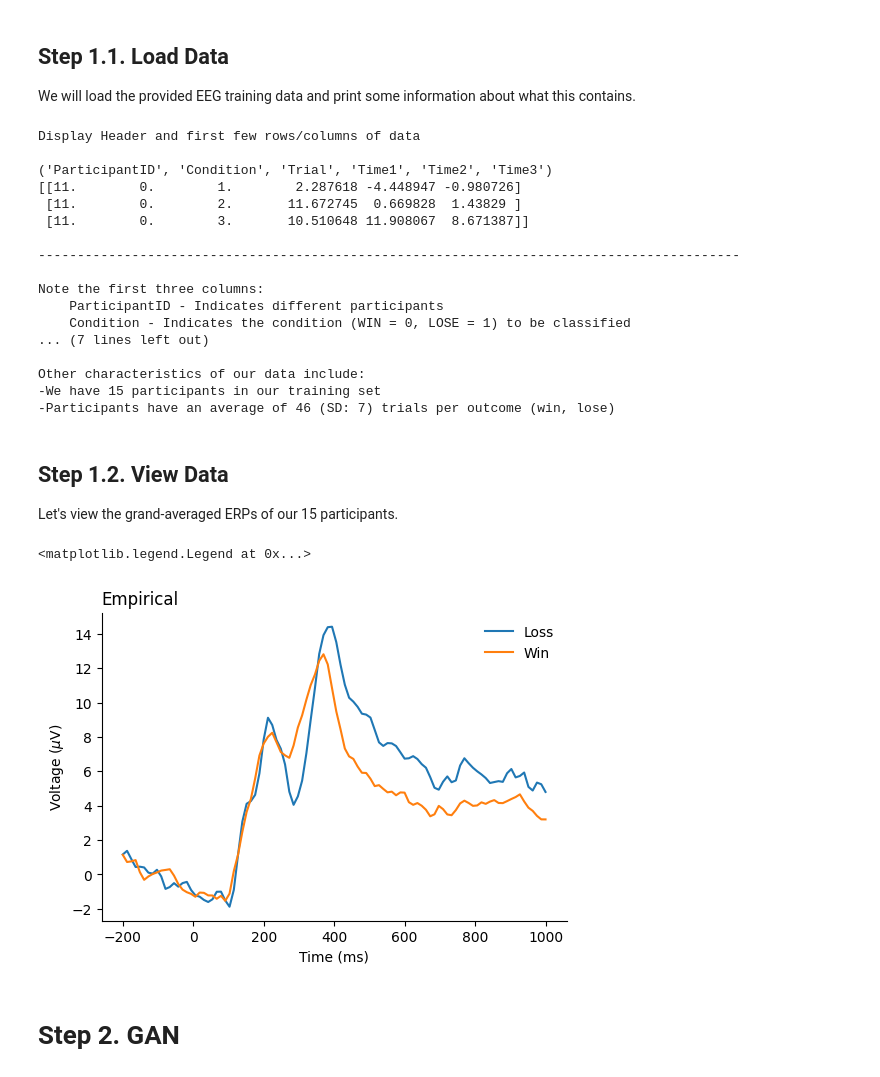
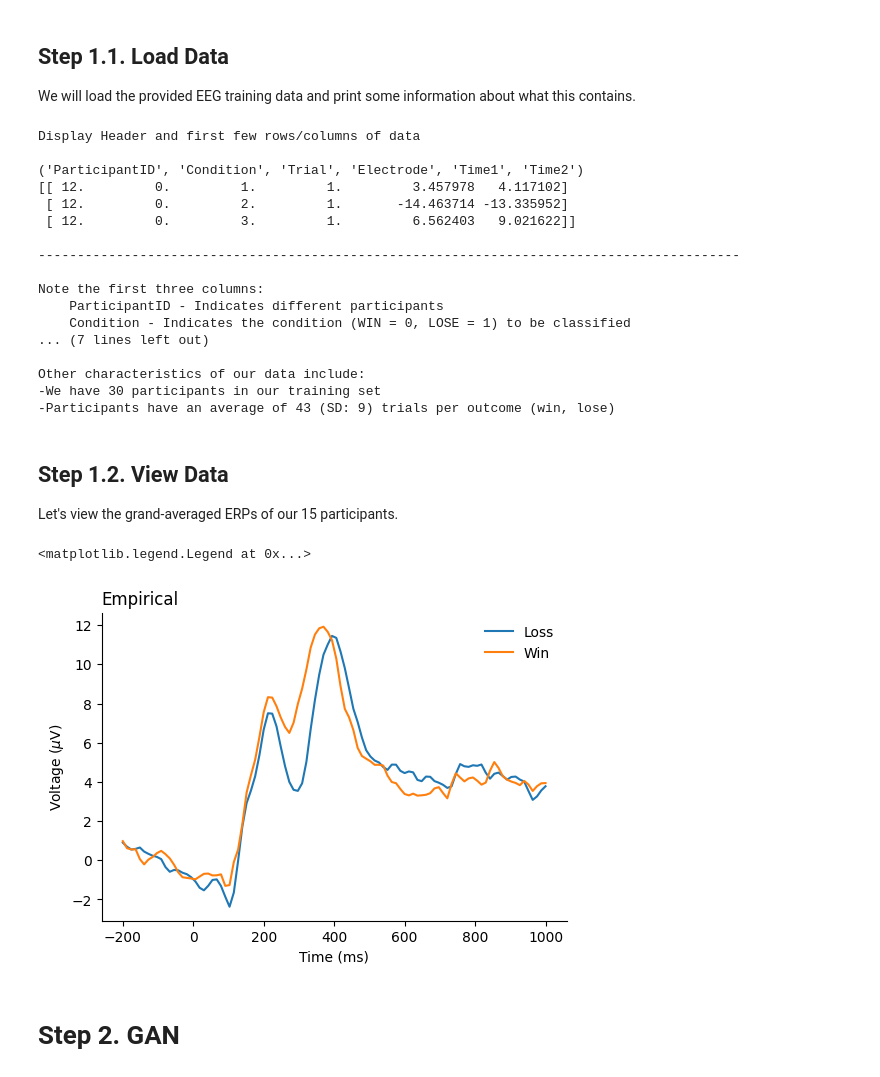
Before and after one commit to AutoResearch/EEG-GAN, a Jupyter notebook: docs/Tutorials/Tutorial_VAE.ipynb, the cells around one changed output. Drawn from its saved outputs; the diff is of its cells as text; code cells hidden in the pictures.

```diff
--- a/docs/Tutorials/Tutorial_VAE.ipynb
+++ b/docs/Tutorials/Tutorial_VAE.ipynb
@@ -117,8 +146,8 @@ class printFormat:
 We will load the provided EEG training data and print some information about what this contains.
 # %%
 #Load the data
-empiricalHeaders = np.genfromtxt('EEG-GAN/data/gansEEGTrainingData.csv', delimiter=',', names=True).dtype.names
-empiricalEEG = np.genfromtxt('EEG-GAN/data/gansEEGTrainingData.csv', delimiter=',', skip_header=1)
+empiricalHeaders = np.genfromtxt('data/eeggan_training_example.csv', delimiter=',', names=True).dtype.names
+empiricalEEG = np.genfromtxt('data/eeggan_training_example.csv', delimiter=',', skip_header=1)
 
 #Print the head of the data
 print(printFormat.bold + 'Display Header and first few rows/columns of data\n \033[0m' + printFormat.end)
@@ -138,10 +167,10 @@ print('-Participants have an average of ' + str(round(np.mean([np.max(empiricalE
 # %% [output]
 Display Header and first few rows/columns of data
 
-('ParticipantID', 'Condition', 'Trial', 'Time1', 'Time2', 'Time3')
-[[11.        0.        1.        2.287618 -4.448947 -0.980726]
- [11.        0.        2.       11.672745  0.669828  1.43829 ]
- [11.        0.        3.       10.510648 11.908067  8.671387]]
+('ParticipantID', 'Condition', 'Trial', 'Electrode', 'Time1', 'Time2')
+[[ 12.         0.         1.         1.         3.457978   4.117102]
+ [ 12.         0.         2.         1.       -14.463714 -13.335952]
+ [ 12.         0.         3.         1.         6.562403   9.021622]]
 
 ------------------------------------------------------------------------------------------
 
@@ -151,39 +180,39 @@ Note the first three columns:
 ... (7 lines left out)
 
 Other characteristics of our data include:
--We have 15 participants in our training set
--Participants have an average of 46 (SD: 7) trials per outcome (win, lose)
+-We have 30 participants in our training set
+-Participants have an average of 43 (SD: 9) trials per outcome (win, lose)
 # %% [markdown]
 ## Step 1.2. View Data
 Let's view the grand-averaged ERPs of our 15 participants.
 # %%
 #Determine which rows are each condition
 lossIndex = np.where(empiricalEEG[:,1]==1)
 winIndex = np.where(empiricalEEG[:,1]==0)
 
 #Grand average the waveforms for each condition
-lossWaveform = np.mean(empiricalEEG[lossIndex,3:],axis=1)[0]
-winWaveform = np.mean(empiricalEEG[winIndex,3:],axis=1)[0]
+lossWaveform = np.mean(empiricalEEG[lossIndex,4:],axis=1)[0]
+winWaveform = np.mean(empiricalEEG[winIndex,4:],axis=1)[0]
 
 #Determine x axis of time
 time = np.linspace(-200,1000,100)
 
 #Setup figure
 f, (ax1) = plt.subplots(1, 1, figsize=(6, 4))
 
 #Plot each waveform
 ax1.plot(time, lossWaveform, label = 'Loss')
 ax1.plot(time, winWaveform, label = 'Win')
 
 #Format plot
 ax1.set_ylabel('Voltage ($\mu$V)')
 ax1.set_xlabel('Time (ms)')
 ax1.set_title('Empirical', loc='left')
 ax1.spines[['right', 'top']].set_visible(False)
 ax1.legend(frameon=False)
 # %% [output]
 <matplotlib.legend.Legend at 0x...>
-[figure, old version]
+[figure, new version]
 # %% [markdown]
 # Step 2. GAN
 # %% [markdown]
```
Also changed, not shown: parts of 26 cells of this notebook.
